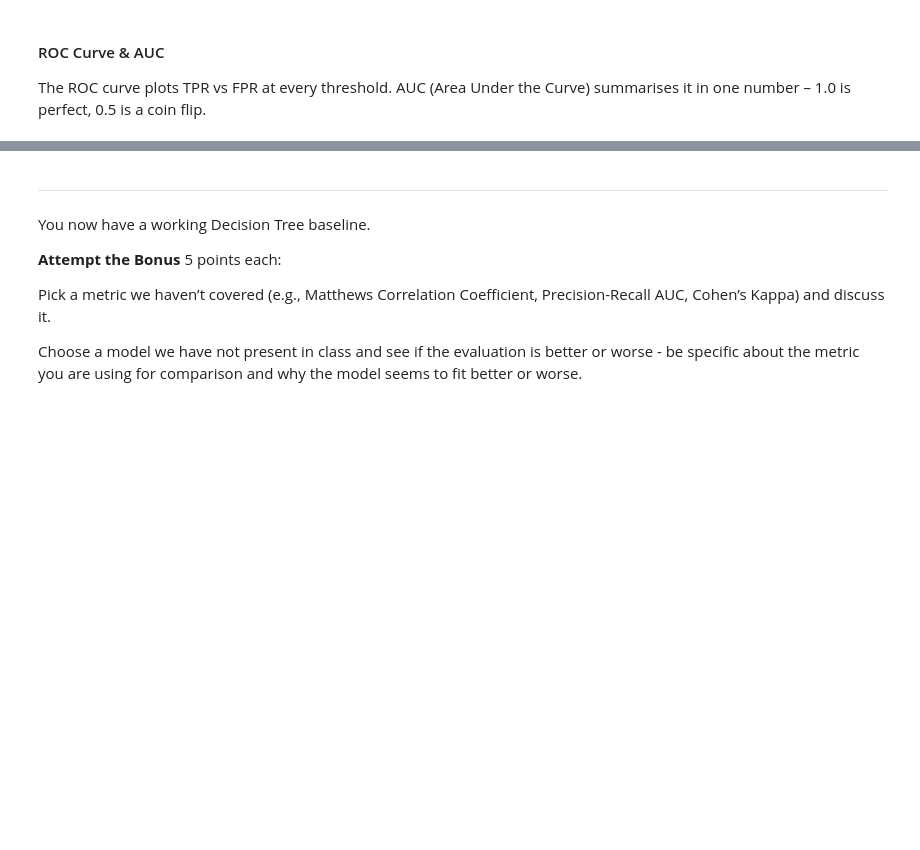
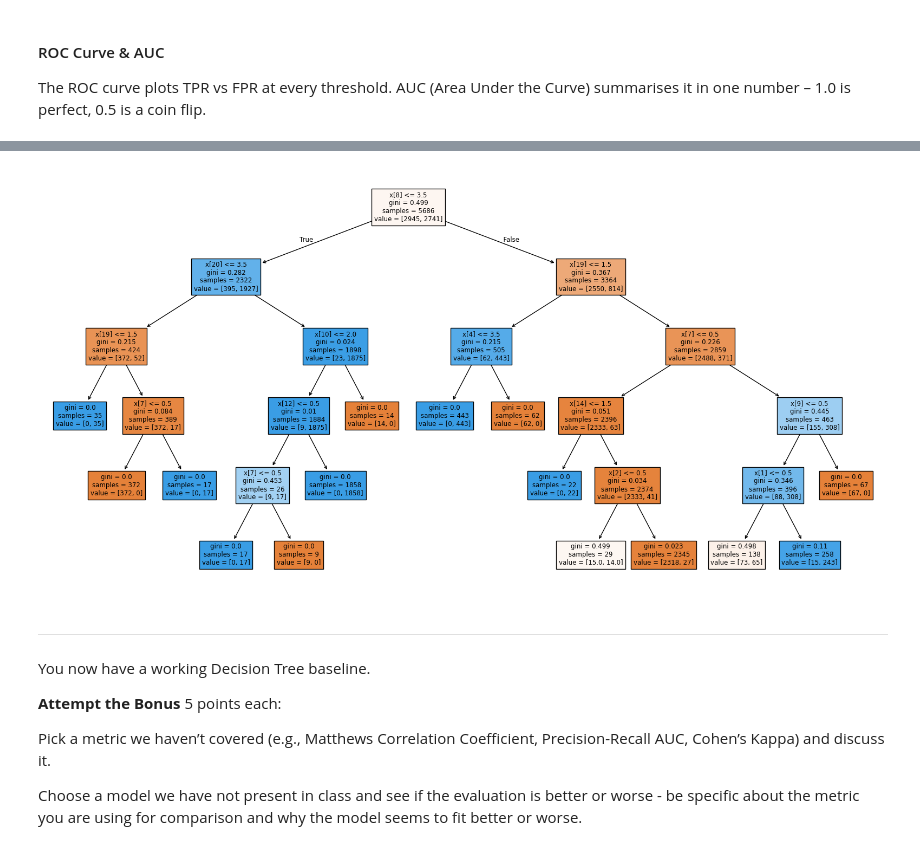
Before and after one commit to AimeeLuna21/Evaluation-Lab, a Jupyter notebook: Model_Metrics_Lab_Updated.ipynb, the cells around one changed output, grey strips where cells are left out. Drawn from its saved outputs; the diff is of its cells as text; code cells hidden in the pictures; blank space fills up the shorter version.

```diff
--- a/Model_Metrics_Lab_Updated.ipynb
+++ b/Model_Metrics_Lab_Updated.ipynb
@@ -336,3 +510,14 @@ The ROC curve plots TPR vs FPR at every threshold. AUC (Area Under the Curve) su
+# %%
+plt.figure(figsize=(20,10))
+
+plot_tree(
+    dt_pipeline.named_steps['classifier'],  #because using a pipeline we use dt_pipeline.named_steps['classifier'] to access the decision tree inside the pipeline
+    filled=True
+)
+
+plt.show()
+# %% [output]
+[figure, added]
 # %% [markdown]
 ---
 
```
Also changed, not shown: parts of 19 cells of this notebook.
